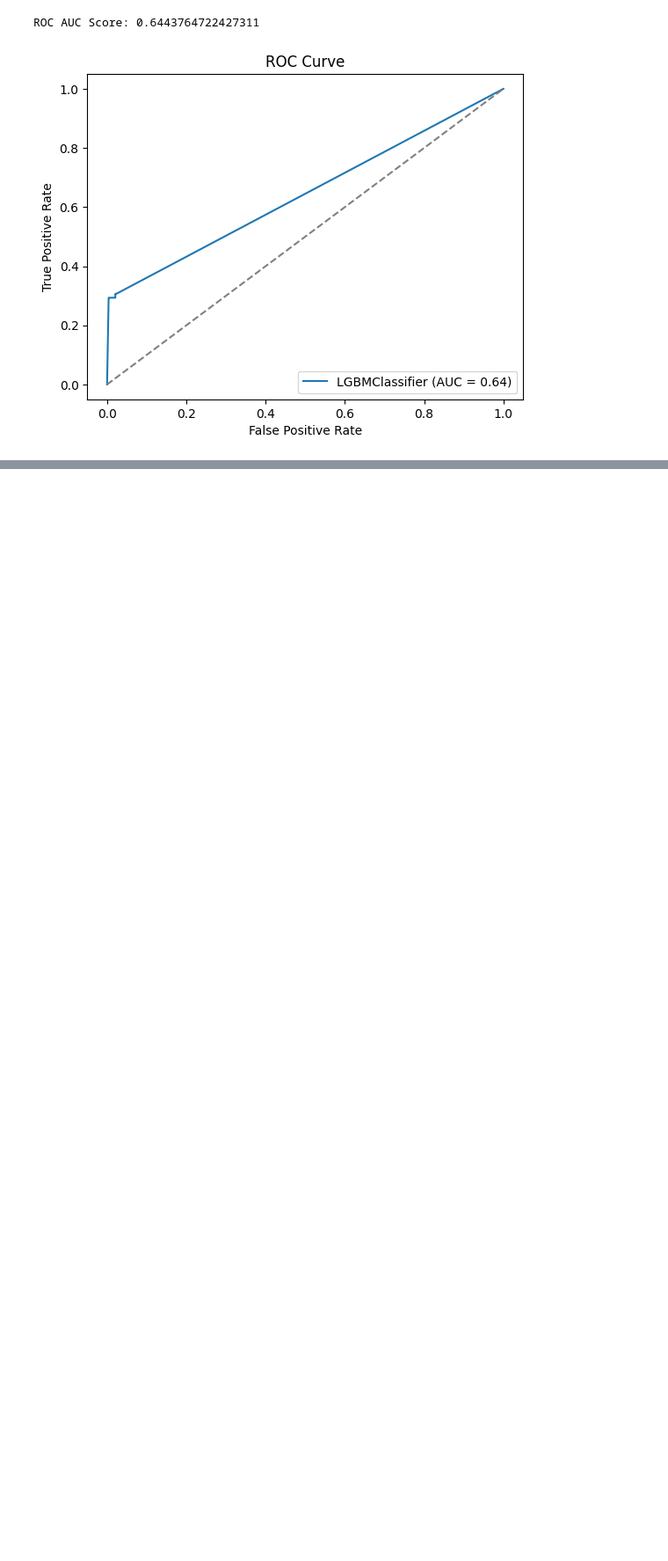
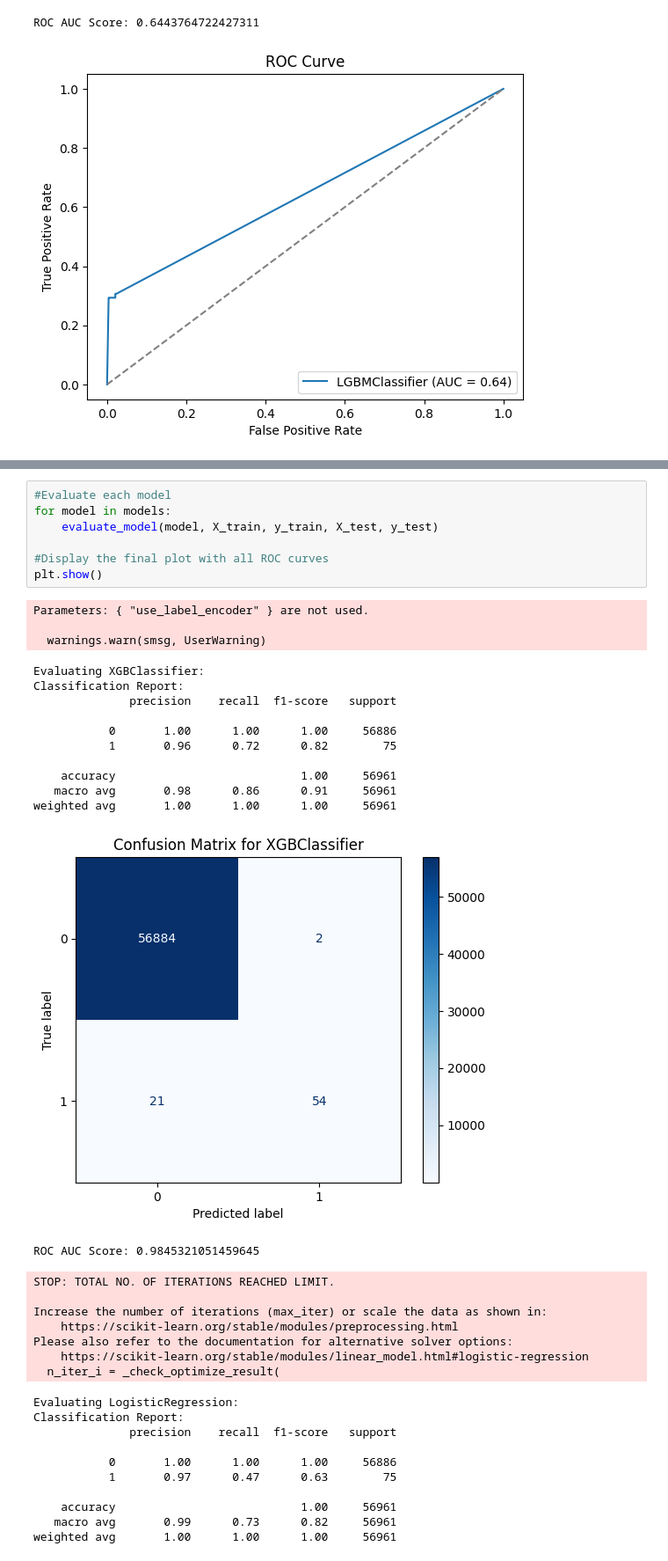
Before and after one commit to COMP3608Project/credit-card-fraud, a Jupyter notebook: 2013_Credit_Card_Fraud_Dataset.ipynb, the cells around one changed output, grey strips where cells are left out. Shown at 88% size. Saved outputs shown, nothing was run; the diff lists cells and outputs as text; blank space fills up the shorter version.

```diff
--- a/2013_Credit_Card_Fraud_Dataset.ipynb
+++ b/2013_Credit_Card_Fraud_Dataset.ipynb
@@ -625,0 +653,40 @@ ROC AUC Score: 0.6443764722427311
+# %%
+#Evaluate each model
+for model in models:
+    evaluate_model(model, X_train, y_train, X_test, y_test)
+
+#Display the final plot with all ROC curves
+plt.show()
+# %% [output]
+Parameters: { "use_label_encoder" } are not used.
+
+  warnings.warn(smsg, UserWarning)
+Evaluating XGBClassifier:
+Classification Report:
+              precision    recall  f1-score   support
+
+           0       1.00      1.00      1.00     56886
+           1       0.96      0.72      0.82        75
+
+    accuracy                           1.00     56961
+   macro avg       0.98      0.86      0.91     56961
+weighted avg       1.00      1.00      1.00     56961
+[figure, added]
+ROC AUC Score: 0.9845321051459645
+STOP: TOTAL NO. OF ITERATIONS REACHED LIMIT.
+
+Increase the number of iterations (max_iter) or scale the data as shown in:
+    https://scikit-learn.org/stable/modules/preprocessing.html
+Please also refer to the documentation for alternative solver options:
+    https://scikit-learn.org/stable/modules/linear_model.html#logistic-regression
+  n_iter_i = _check_optimize_result(
+Evaluating LogisticRegression:
+Classification Report:
+              precision    recall  f1-score   support
+
+           0       1.00      1.00      1.00     56886
+           1       0.97      0.47      0.63        75
+
+    accuracy                           1.00     56961
+   macro avg       0.99      0.73      0.82     56961
+weighted avg       1.00      1.00      1.00     56961
```
Also changed, not shown: parts of 26 cells of this notebook.
